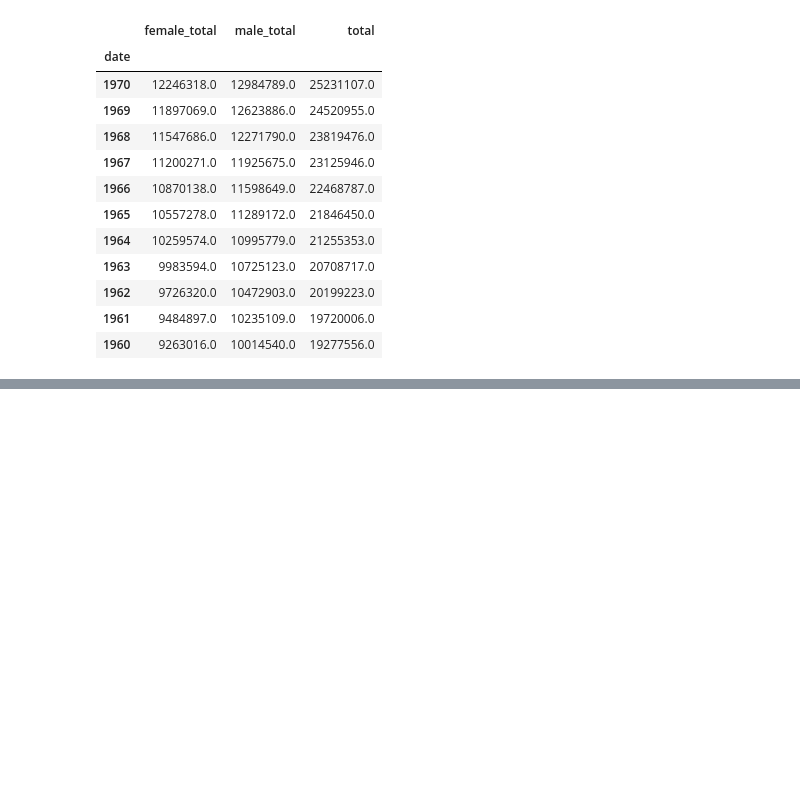
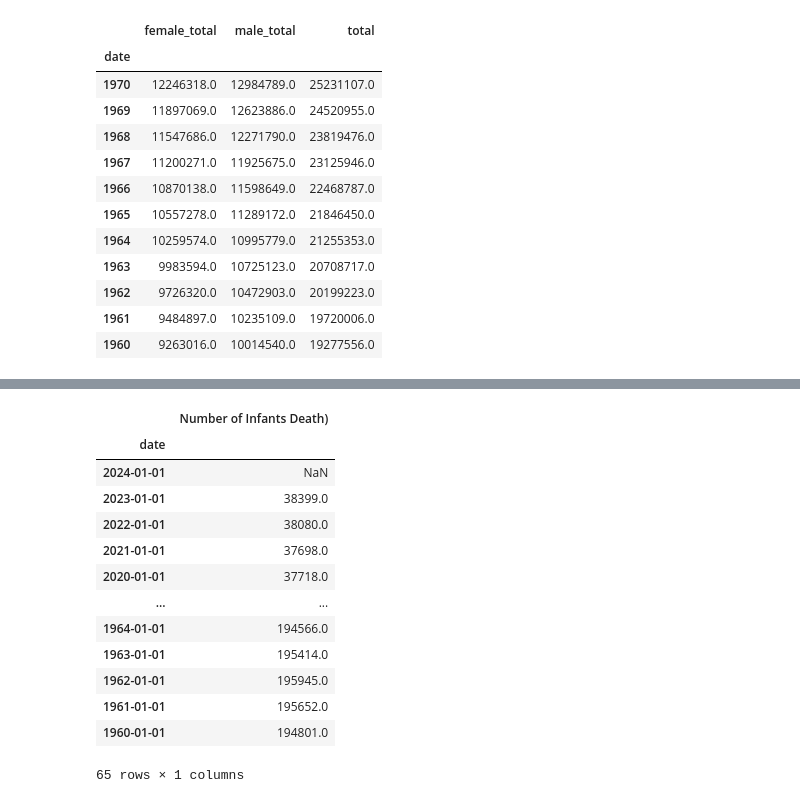
Before and after one commit to leannabaltonado/Dorothy-Thomas, a Jupyter notebook: kita_pop.ipynb, the cells around one changed output, grey strips where cells are left out. Drawn from its saved outputs; the diff is of its cells as text; code cells hidden in the pictures; blank space fills up the shorter version.

```diff
--- a/kita_pop.ipynb
+++ b/kita_pop.ipynb
@@ -602,3 +602,15 @@ bangladesh_pop_stats
 | 1962 | 9726320.0 | 10472903.0 | 20199223.0 |
 | 1961 | 9484897.0 | 10235109.0 | 19720006.0 |
 | 1960 | 9263016.0 | 10014540.0 | 19277556.0 |
+# %%
+import wbdata
+indicators = {"SH.DTH.IMRT.FE": "Number of Infants Death)",
+             #"SP.DYN.AMRT.MA": "adult_mortality_male (per 1000 male adults)"
+             }
+
+mortality_BDG_FE = wbdata.get_dataframe(indicators, ['BGD'], parse_dates = True)
+# mortality_PAK_FE = wbdata.get_dataframe(indicators, ['PAK'], parse_dates = True)
+# mortality_IND_FE = wbdata.get_dataframe(indicators, ['IND'], parse_dates = True)
+# mortality_df
+mortality_BDG_FE
+# %% [output]
@@ -604,0 +618,14 @@ bangladesh_pop_stats
+|  | Number of Infants Death) |
+| date |  |
+| 2024-01-01 | NaN |
+| 2023-01-01 | 38399.0 |
+| 2022-01-01 | 38080.0 |
+| 2021-01-01 | 37698.0 |
+| 2020-01-01 | 37718.0 |
+| ... | ... |
+| 1964-01-01 | 194566.0 |
+| 1963-01-01 | 195414.0 |
+| 1962-01-01 | 195945.0 |
+| 1961-01-01 | 195652.0 |
+| 1960-01-01 | 194801.0 |
+65 rows × 1 columns
```
Also changed, not shown: parts of 4 cells of this notebook, 1 other file.
